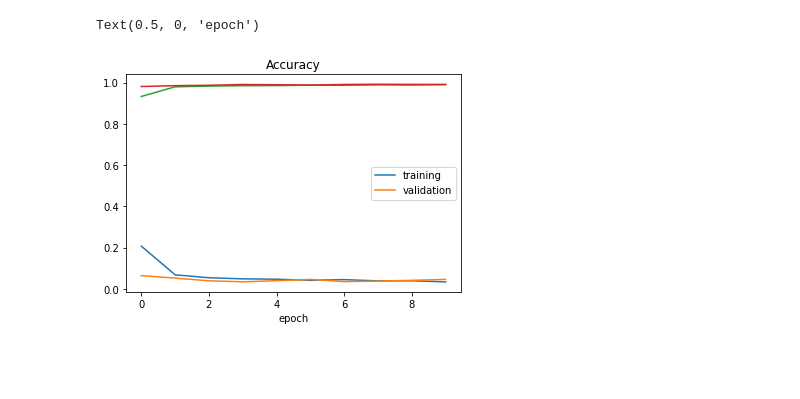
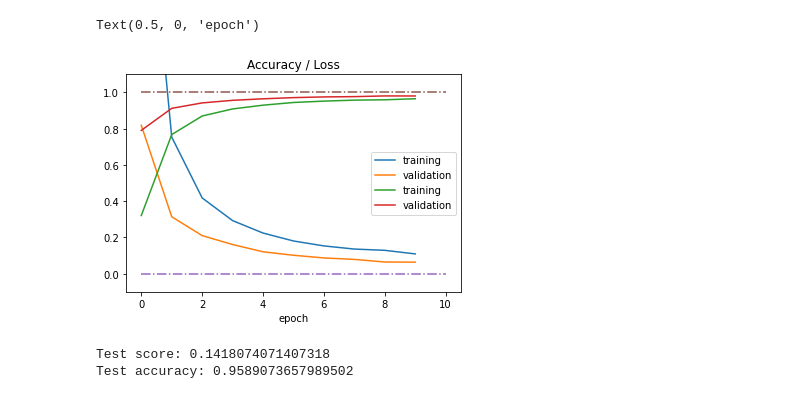
Before and after one commit to grandmasterb80/udemy, a Jupyter notebook: complete_self_driving_car_course-applied_deep_learning/The Complete Self-Driving Car Course - Lesson 12.ipynb, the cells around one changed output. Drawn from its saved outputs; the diff is of its cells as text; code cells hidden in the pictures; blank space fills up the shorter version.

```diff
--- a/complete_self_driving_car_course-applied_deep_learning/The Complete Self-Driving Car Course - Lesson 12.ipynb
+++ b/complete_self_driving_car_course-applied_deep_learning/The Complete Self-Driving Car Course - Lesson 12.ipynb
@@ -42,0 +56,2 @@ assert( X_test.shape[ 1: ] == ( 28, 28 ) ), "The dimensions of the images have t
+# %%
+data = pd.read_csv('provided_material/german-traffic-signs/signnames.csv')
@@ -81,0 +189,7 @@ X_test = X_test/255
+# %%
+y_train_flat = to_categorical( y_train, num_classes )
+y_val_flat = to_categorical( y_val, num_classes )
+y_test_flat = to_categorical( y_test, num_classes )
+print( y_train_flat.shape )
+print( y_val_flat.shape )
+print( y_test_flat.shape )
@@ -84,18 +202,21 @@ X_test = X_test/255
 def leNet_model():
     # create model
     model = Sequential()
-    model.add(Conv2D(30, (5, 5), input_shape=(28, 28, 1), activation='relu'))
-    model.add(MaxPooling2D(pool_size=(2, 2)))
+    model.add( Conv2D(60, (5, 5), input_shape = ( X_train_flat.shape[ 1 ], X_train_flat.shape[ 2 ], X_train_flat.shape[ 3 ]), activation='relu' ) )
+    model.add( Conv2D(60, (5, 5), activation='relu' ) )
+    model.add( MaxPooling2D( pool_size = ( 2, 2 ) ) )
 
-    model.add(Conv2D(15, (3, 3), activation='relu'))
-    model.add(MaxPooling2D(pool_size=(2, 2)))
+    model.add( Conv2D( 30, ( 3, 3 ), activation = 'relu' ) )
+    model.add( Conv2D( 30, ( 3, 3 ), activation = 'relu' ) )
+    model.add( MaxPooling2D( pool_size = ( 2, 2 ) ) )
+    model.add( Dropout( 0.5 ) )
 
-    model.add(Flatten())
-    model.add(Dense(500, activation='relu'))
-    model.add(Dropout(0.5))
-    model.add(Dense(num_classes, activation='softmax'))
+    model.add( Flatten ( ) )
+    model.add( Dense( 500, activation = 'relu' ) )
+    model.add( Dropout( 0.5 ) )
+    model.add( Dense( num_classes, activation = 'softmax' ) )
     # Compile model
-    model.compile(Adam(lr = 0.01), loss='categorical_crossentropy', metrics=['accuracy'])
+    model.compile( Adam( lr = 0.001 ), loss = 'categorical_crossentropy', metrics = [ 'accuracy' ] )
     return model
 # %%
 model = leNet_model()
@@ -119,6 +240,6 @@ Non-trainable params: 0
 _________________________________________________________________
 None
 # %%
-history=model.fit(X_train, y_train, epochs=10,  validation_split = 0.1, batch_size = 400, verbose = 1, shuffle = 1)
+history = model.fit( X_train_flat, y_train_flat, epochs = 10,  validation_data = ( X_val_flat, y_val_flat), batch_size = 400, verbose = 1, shuffle = 1)
 # %% [output]
 Epoch 1/10
@@ -144,16 +265,25 @@ Epoch 10/10
 # %%
 plt.plot(history.history['loss'])
 plt.plot(history.history['val_loss'])
-plt.legend(['training', 'validation'])
-plt.title('Loss')
-plt.xlabel('epoch')
-
 plt.plot(history.history['accuracy'])
 plt.plot(history.history['val_accuracy'])
-plt.legend(['training','validation'])
-plt.title('Accuracy')
+
+plt.plot([0,10],[0,0],'-.')
+plt.plot([0,10],[1,1],'-.')
+
+plt.legend( ['training', 'validation', 'training','validation' ] )
+plt.title('Accuracy / Loss')
+plt.ylim( ymin = -0.1, ymax = 1.1)
 plt.xlabel('epoch')
 # %% [output]
 Text(0.5, 0, 'epoch')
-[figure, old version]
+[figure, new version]
+# %%
+score = model.evaluate(X_test_flat, y_test_flat, verbose=0)
+
+print( 'Test score:', score [ 0 ] )
+print( 'Test accuracy:', score [ 1 ])
+# %% [output]
+Test score: 0.1418074071407318
+Test accuracy: 0.9589073657989502
 # %%
```
Also changed, not shown: parts of 31 cells of this notebook, 1 other file.
